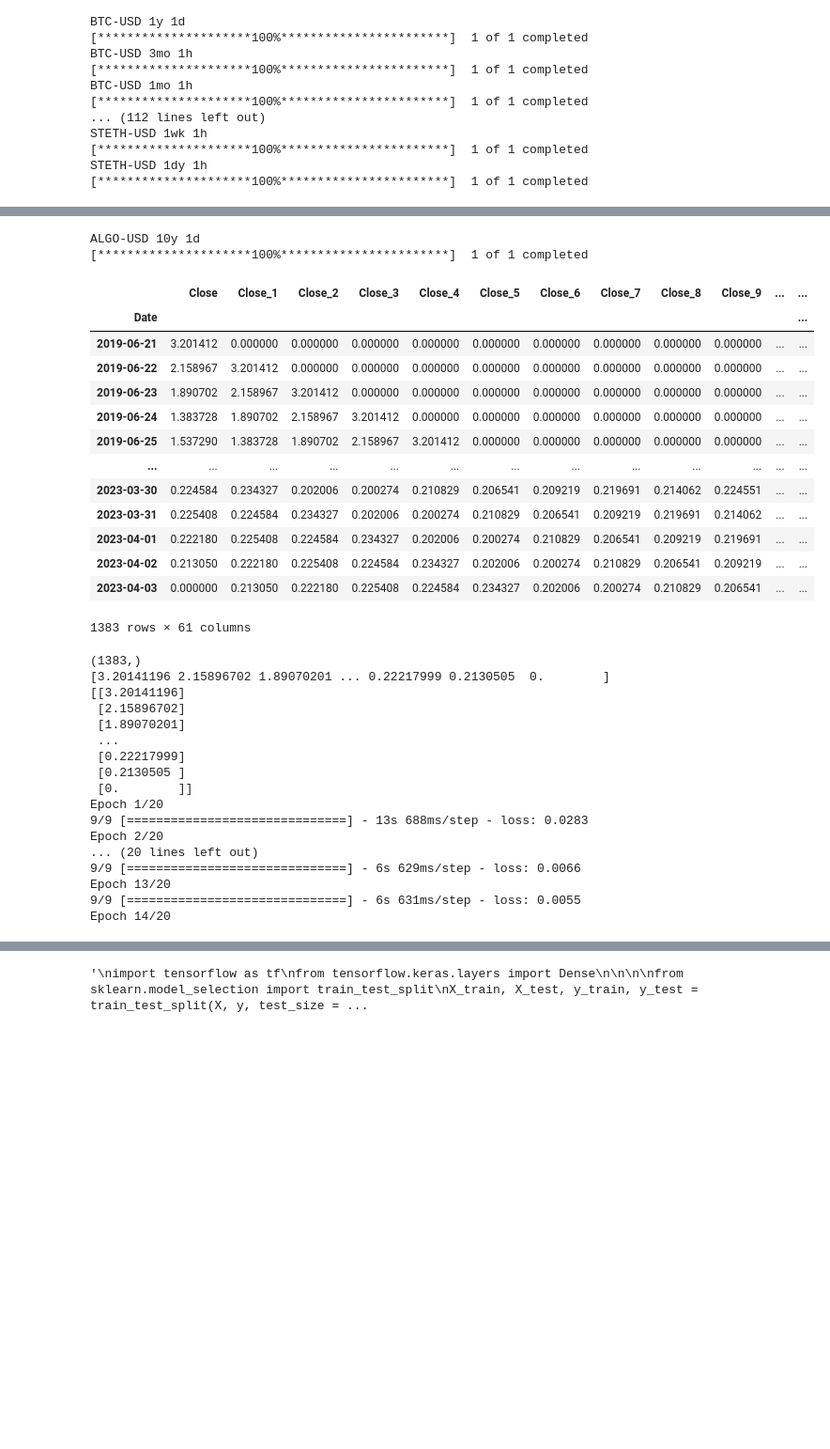
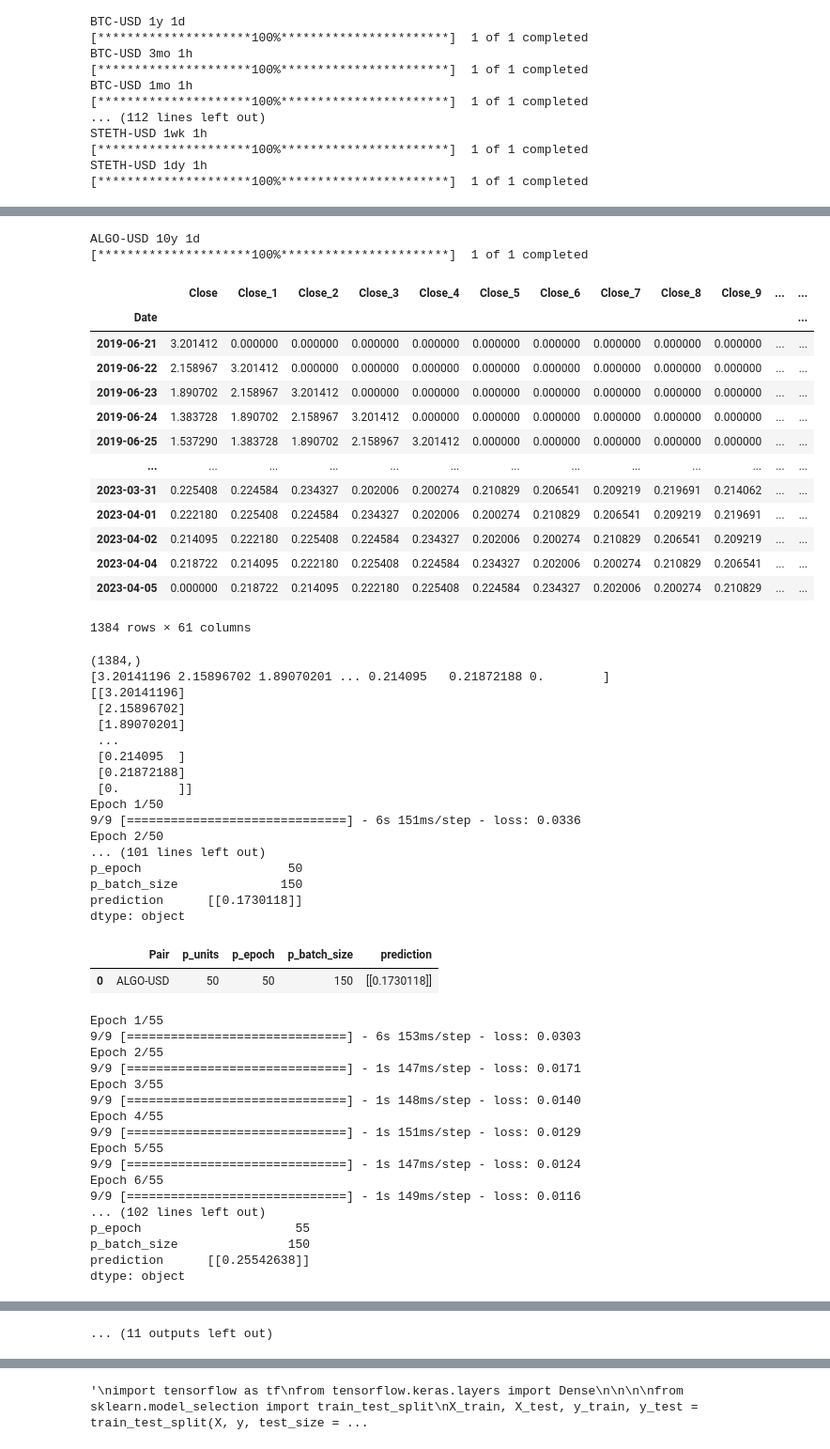
Before and after one commit to ozukun/Crypto_Project, a Jupyter notebook: Crypto_Main.ipynb, the cells around one changed output, grey strips where cells are left out. Shown at 94% size. Cells and saved outputs as stored; diff of their text form; code cells hidden in the pictures; blank space fills up the shorter version.

```diff
--- a/Crypto_Main.ipynb
+++ b/Crypto_Main.ipynb
@@ -621,56 +619,81 @@ def calc_LTSM( *param_list ):
         row1 = pd.Series(["ALGO-USD",p_units ,p_epoch ,p_batch_size,predicted_stock_price_f] ,index=df_RNN.columns )
         print(row1)
         df_RNN.loc[len(df_RNN.index)] = row1
         display(df_RNN)
         return predicted_stock_price_f
 
 
 
 param_list=\
 [
-    [160,20,150],
-    [160,20,300],
-    [160,20,800]
+    [50,50,150],
+    [50,55,150],
+    [50,60,150],
+    [100,50,150],
+    [100,55,150],
+    [100,60,150],
+    [200,50,150],
+    [200,55,150],
+    [200,60,150]
 ]
 
 for k in param_list:
     calc_LTSM(k)
 
 
 
 display(df_RNN)
 print(df_RNN.prediction.mean)
 # %% [output]
 ALGO-USD 10y 1d
 [*********************100%***********************]  1 of 1 completed
 |  | Close | Close_1 | Close_2 | Close_3 | Close_4 | Close_5 | Close_6 | Close_7 | Close_8 | Close_9 | ... | ... |
 | Date |  |  |  |  |  |  |  |  |  |  |  | ... |
 | 2019-06-21 | 3.201412 | 0.000000 | 0.000000 | 0.000000 | 0.000000 | 0.000000 | 0.000000 | 0.000000 | 0.000000 | 0.000000 | ... | ... |
 | 2019-06-22 | 2.158967 | 3.201412 | 0.000000 | 0.000000 | 0.000000 | 0.000000 | 0.000000 | 0.000000 | 0.000000 | 0.000000 | ... | ... |
 | 2019-06-23 | 1.890702 | 2.158967 | 3.201412 | 0.000000 | 0.000000 | 0.000000 | 0.000000 | 0.000000 | 0.000000 | 0.000000 | ... | ... |
 | 2019-06-24 | 1.383728 | 1.890702 | 2.158967 | 3.201412 | 0.000000 | 0.000000 | 0.000000 | 0.000000 | 0.000000 | 0.000000 | ... | ... |
 | 2019-06-25 | 1.537290 | 1.383728 | 1.890702 | 2.158967 | 3.201412 | 0.000000 | 0.000000 | 0.000000 | 0.000000 | 0.000000 | ... | ... |
 | ... | ... | ... | ... | ... | ... | ... | ... | ... | ... | ... | ... | ... |
-| 2023-03-30 | 0.224584 | 0.234327 | 0.202006 | 0.200274 | 0.210829 | 0.206541 | 0.209219 | 0.219691 | 0.214062 | 0.224551 | ... | ... |
 | 2023-03-31 | 0.225408 | 0.224584 | 0.234327 | 0.202006 | 0.200274 | 0.210829 | 0.206541 | 0.209219 | 0.219691 | 0.214062 | ... | ... |
 | 2023-04-01 | 0.222180 | 0.225408 | 0.224584 | 0.234327 | 0.202006 | 0.200274 | 0.210829 | 0.206541 | 0.209219 | 0.219691 | ... | ... |
-| 2023-04-02 | 0.213050 | 0.222180 | 0.225408 | 0.224584 | 0.234327 | 0.202006 | 0.200274 | 0.210829 | 0.206541 | 0.209219 | ... | ... |
-| 2023-04-03 | 0.000000 | 0.213050 | 0.222180 | 0.225408 | 0.224584 | 0.234327 | 0.202006 | 0.200274 | 0.210829 | 0.206541 | ... | ... |
+| 2023-04-02 | 0.214095 | 0.222180 | 0.225408 | 0.224584 | 0.234327 | 0.202006 | 0.200274 | 0.210829 | 0.206541 | 0.209219 | ... | ... |
+| 2023-04-04 | 0.218722 | 0.214095 | 0.222180 | 0.225408 | 0.224584 | 0.234327 | 0.202006 | 0.200274 | 0.210829 | 0.206541 | ... | ... |
+| 2023-04-05 | 0.000000 | 0.218722 | 0.214095 | 0.222180 | 0.225408 | 0.224584 | 0.234327 | 0.202006 | 0.200274 | 0.210829 | ... | ... |
-1383 rows × 61 columns
+1384 rows × 61 columns
-(1383,)
-[3.20141196 2.15896702 1.89070201 ... 0.22217999 0.2130505  0.        ]
+(1384,)
+[3.20141196 2.15896702 1.89070201 ... 0.214095   0.21872188 0.        ]
 [[3.20141196]
  [2.15896702]
  [1.89070201]
  ...
- [0.22217999]
- [0.2130505 ]
+ [0.214095  ]
+ [0.21872188]
  [0.        ]]
-Epoch 1/20
-9/9 [==============================] - 13s 688ms/step - loss: 0.0283
-Epoch 2/20
-... (20 lines left out)
-9/9 [==============================] - 6s 629ms/step - loss: 0.0066
-Epoch 13/20
-9/9 [==============================] - 6s 631ms/step - loss: 0.0055
-Epoch 14/20
+Epoch 1/50
+9/9 [==============================] - 6s 151ms/step - loss: 0.0336
+Epoch 2/50
+... (101 lines left out)
+p_epoch                    50
+p_batch_size              150
+prediction      [[0.1730118]]
+dtype: object
+|  | Pair | p_units | p_epoch | p_batch_size | prediction |
+| 0 | ALGO-USD | 50 | 50 | 150 | [[0.1730118]] |
+Epoch 1/55
+9/9 [==============================] - 6s 153ms/step - loss: 0.0303
+Epoch 2/55
+9/9 [==============================] - 1s 147ms/step - loss: 0.0171
+Epoch 3/55
+9/9 [==============================] - 1s 148ms/step - loss: 0.0140
+Epoch 4/55
+9/9 [==============================] - 1s 151ms/step - loss: 0.0129
+Epoch 5/55
+9/9 [==============================] - 1s 147ms/step - loss: 0.0124
+Epoch 6/55
+9/9 [==============================] - 1s 149ms/step - loss: 0.0116
+... (102 lines left out)
+p_epoch                     55
+p_batch_size               150
+prediction      [[0.25542638]]
+dtype: object
@@ -677,3 +763,4 @@ Epoch 14/20
+... (11 outputs left out)
 # %%
 #****---------------------------------------------------------------------------------------------------------------------------
 # %%
```
Also changed, not shown: parts of 14 cells of this notebook.
